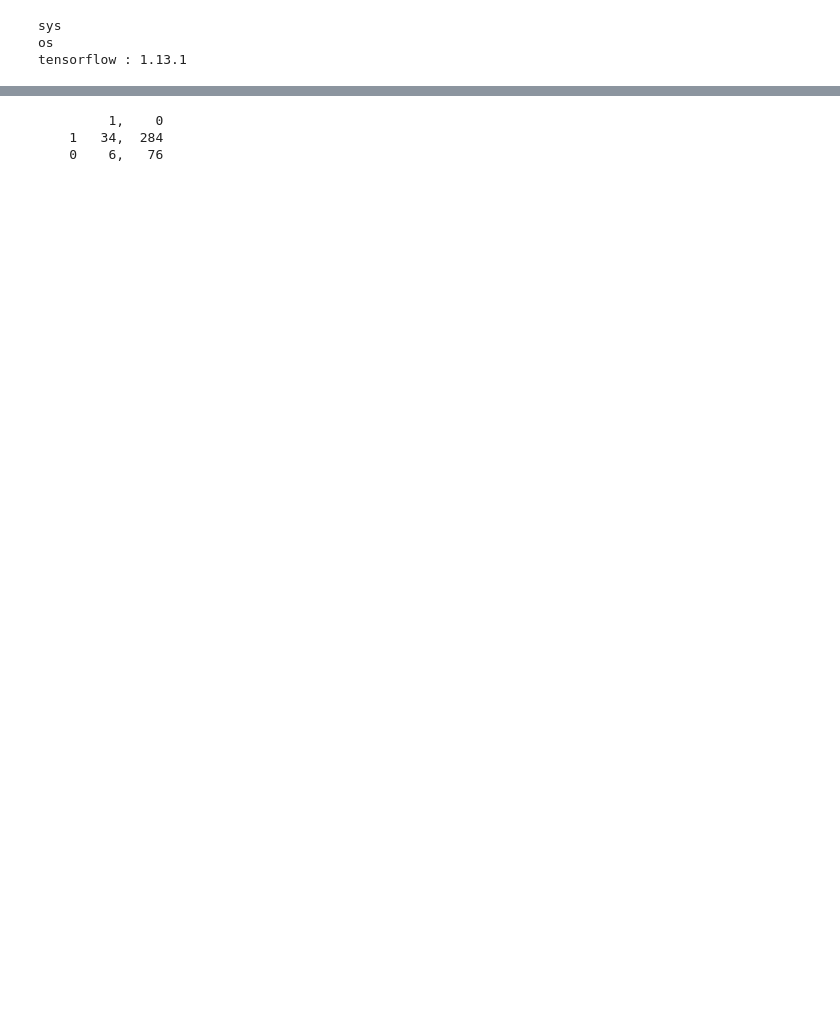
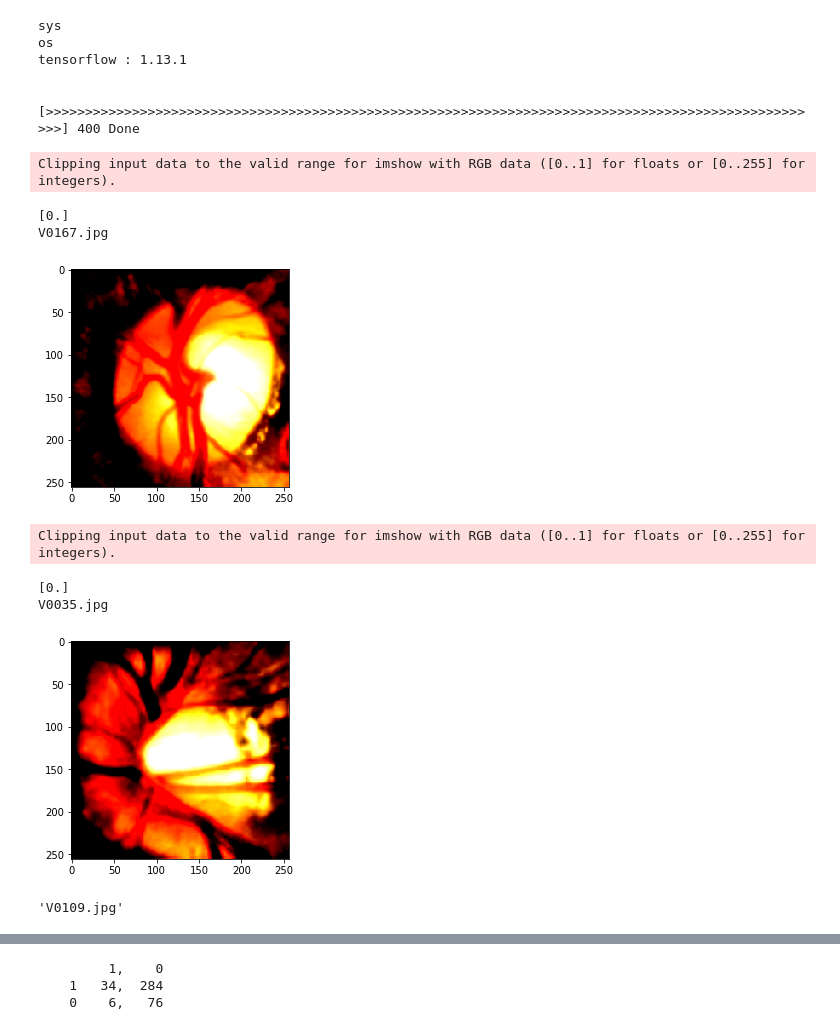
Before and after one commit to cksruf91/Glaucoma_master, a Jupyter notebook: result.ipynb, the cells around one changed output, grey strips where cells are left out. Drawn from its saved outputs; the diff is of its cells as text; code cells hidden in the pictures; blank space fills up the shorter version.

```diff
--- a/result.ipynb
+++ b/result.ipynb
@@ -18,6 +18,38 @@ from iterator import batch_iterator
 sys
 os
 tensorflow : 1.13.1
+# %%
+opts = TrainOption('cls')
+# %%
+test_iterator = DataGenerator(TEST_IMAGE, MASK_LOC
+                                  ,opts.BATCH_SIZE,IMAGE_SHAPE, OPTIC_DISC_SHAPE
+                                  ,is_train=False, copy = False, sample=None)
+# %% [output]
+ [>>>>>>>>>>>>>>>>>>>>>>>>>>>>>>>>>>>>>>>>>>>>>>>>>>>>>>>>>>>>>>>>>>>>>>>>>>>>>>>>>>>>>>>>>>>>>>>>>>>>] 400 Done
+# %%
+# print(imgs.shape)
+
+test_images, test_labels,name = test_iterator.get_item()
+print(test_labels[0])
+print(name[0])
+plt.imshow(test_images[0])
+plt.show()
+
+print(test_labels[1])
+print(name[1])
+plt.imshow(test_images[1])
+plt.show()
+'''V0109.jpg'''
+# %% [output]
+Clipping input data to the valid range for imshow with RGB data ([0..1] for floats or [0..255] for integers).
+[0.]
+V0167.jpg
+[figure, added]
+Clipping input data to the valid range for imshow with RGB data ([0..1] for floats or [0..255] for integers).
+[0.]
+V0035.jpg
+[figure, added]
+'V0109.jpg'
 # %%
 # with open(os.path.join(RESULT_PATH,"history.csv"),'w') as f:
 #     f.write("epoch,loss,acc,val_loss,val_acc\n")
```
Also changed, not shown: parts of 13 cells of this notebook, 20 other files.
